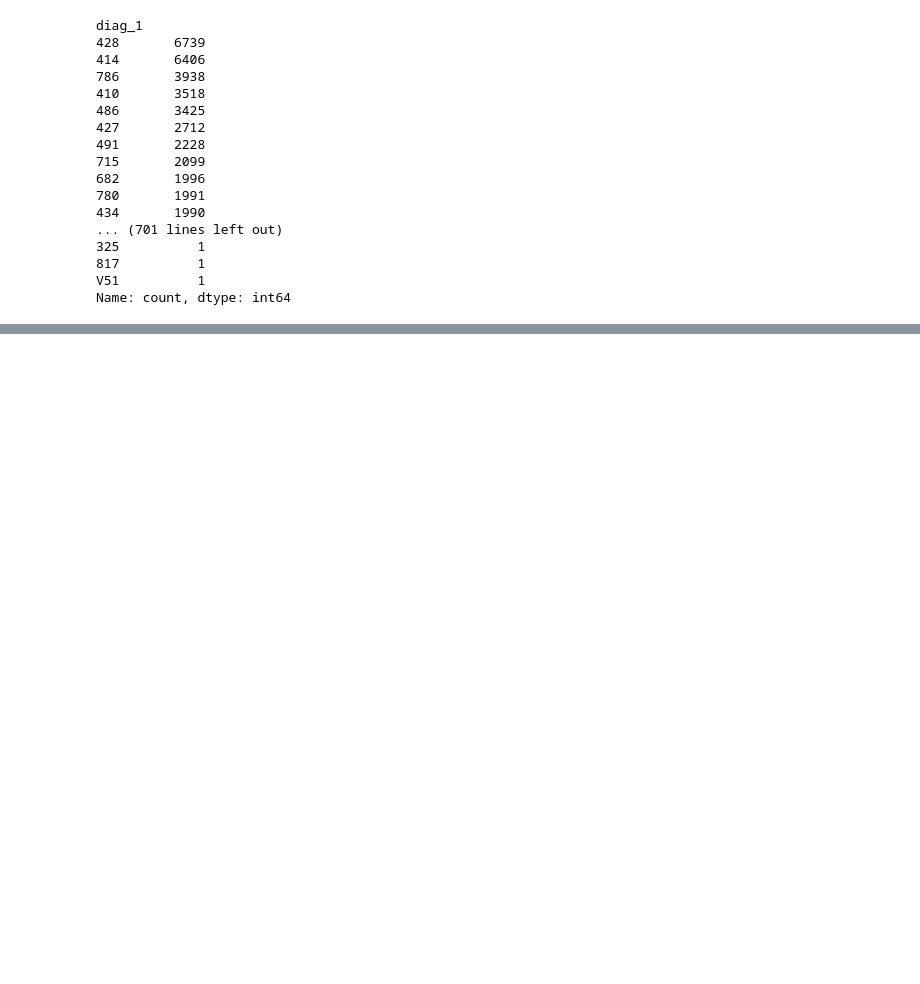
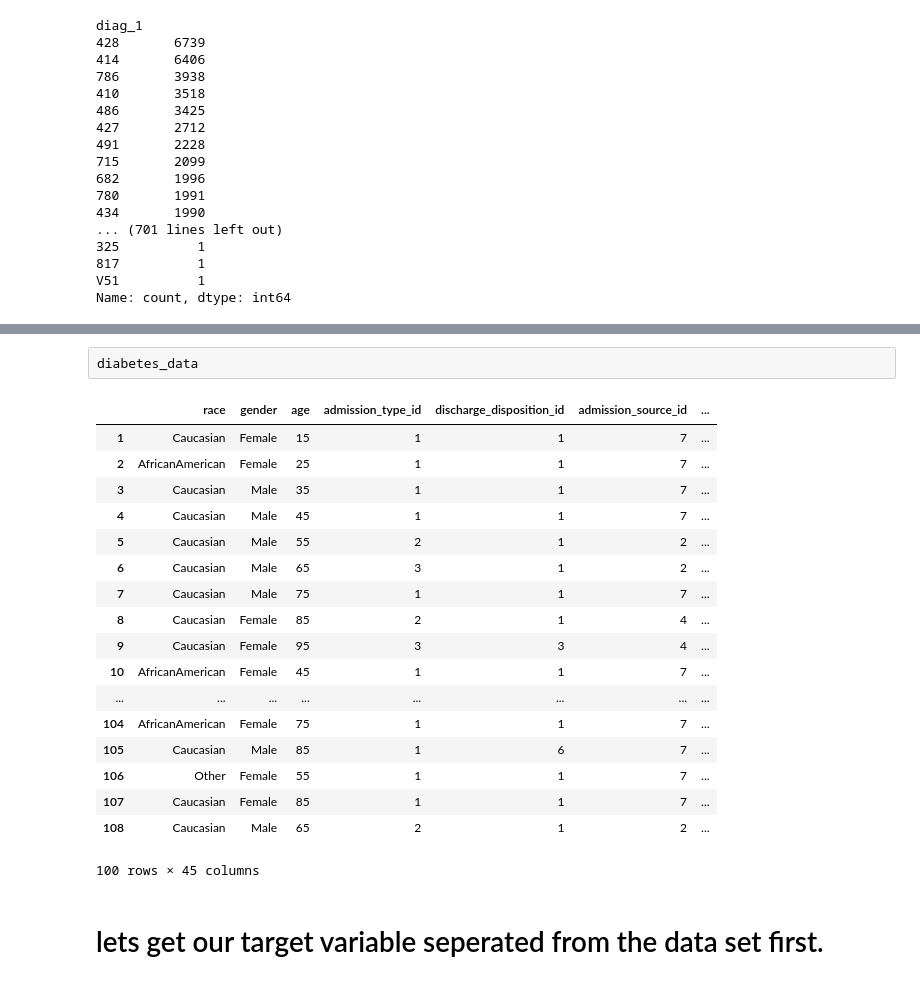
Before and after one commit to slavdefense/ml-diabetic-readmission-30dmittance, a Jupyter notebook: diabetes_readmittance_prediction.ipynb, the cells around one changed output, grey strips where cells are left out. Saved outputs shown, nothing was run; the diff lists cells and outputs as text; code cells hidden in the pictures; blank space fills up the shorter version.

```diff
--- a/diabetes_readmittance_prediction.ipynb
+++ b/diabetes_readmittance_prediction.ipynb
@@ -1249,0 +1249,25 @@ The Cramers Value for glimepiride is 0.009584120529137994
+# %% [raw]
+diabetes_data
+# %%
+diabetes_data.head(100)
+# %% [output]
+|  | race | gender | age | admission_type_id | discharge_disposition_id | admission_source_id | ... |
+| 1 | Caucasian | Female | 15 | 1 | 1 | 7 | ... |
+| 2 | AfricanAmerican | Female | 25 | 1 | 1 | 7 | ... |
+| 3 | Caucasian | Male | 35 | 1 | 1 | 7 | ... |
+| 4 | Caucasian | Male | 45 | 1 | 1 | 7 | ... |
+| 5 | Caucasian | Male | 55 | 2 | 1 | 2 | ... |
+| 6 | Caucasian | Male | 65 | 3 | 1 | 2 | ... |
+| 7 | Caucasian | Male | 75 | 1 | 1 | 7 | ... |
+| 8 | Caucasian | Female | 85 | 2 | 1 | 4 | ... |
+| 9 | Caucasian | Female | 95 | 3 | 3 | 4 | ... |
+| 10 | AfricanAmerican | Female | 45 | 1 | 1 | 7 | ... |
+| ... | ... | ... | ... | ... | ... | ... | ... |
+| 104 | AfricanAmerican | Female | 75 | 1 | 1 | 7 | ... |
+| 105 | Caucasian | Male | 85 | 1 | 6 | 7 | ... |
+| 106 | Other | Female | 55 | 1 | 1 | 7 | ... |
+| 107 | Caucasian | Female | 85 | 1 | 1 | 7 | ... |
+| 108 | Caucasian | Male | 65 | 2 | 1 | 2 | ... |
+100 rows × 45 columns
+# %% [markdown]
+# lets get our target variable seperated from the data set first.
```
Also changed, not shown: parts of 96 cells of this notebook.
